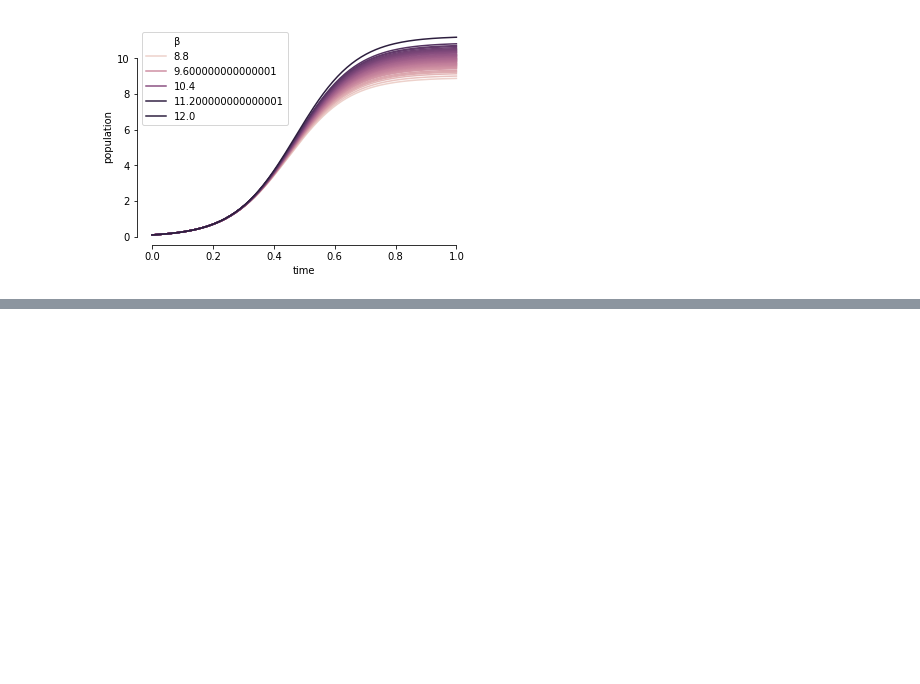
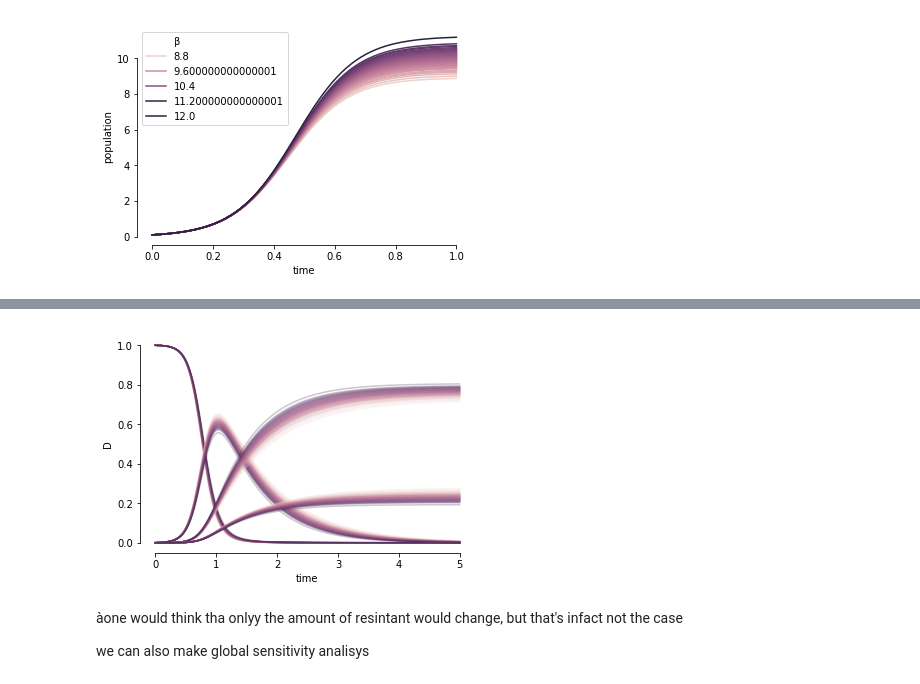
Before and after one commit to Mat092/laboratory-, a Jupyter notebook: ODE_integration.ipynb, the cells around one changed output, grey strips where cells are left out. Drawn from its saved outputs; the diff is of its cells as text; code cells hidden in the pictures; blank space fills up the shorter version.

```diff
--- a/ODE_integration.ipynb
+++ b/ODE_integration.ipynb
@@ -270,0 +299,33 @@ sns.despine(trim = True)
+# %%
+#with different param.
+
+Nexp = 50
+results = []
+state0 = (1.0, 0.001, 0.0, 0.0)
+α, β, γ = 1.0, 10.0, 0.3
+α_seq = a_generate(1, Nexp, mapper=st.norm(loc=[1], scale=0.1).isf)
+
+cols = ['S', 'I', 'R', 'D']
+for idx, (α, ) in enumerate(α_seq):
+    res = odeint(SIR_model, y0=state0, t=time, args=(α, β, γ))
+    res_df = to_df(res, cols, N0=N0, α=α, β=β, γ=γ, time=time, simulation_run=idx, type='varying a')
+    results.append(res_df)
+results = pd.concat(results, ignore_index=True)
+# %%
+alpha = 0.25
+args = dict(data=results, estimator=None,
+            units='simulation_run',
+            alpha=alpha,
+            hue = "α",
+            legend = False ) #nice, passing results as a
+sns.lineplot("time", 'S', **args)
+sns.lineplot("time", 'I', **args)
+sns.lineplot("time", 'R', **args)
+sns.lineplot("time", 'D', **args)
+sns.despine(trim = True)
+# %% [output]
+[figure, added]
+# %% [markdown]
+àone would think tha onlyy the amount of resintant would change, but that's infact not the case
+
+we can also make global sensitivity analisys
```
Also changed, not shown: parts of 13 cells of this notebook.
